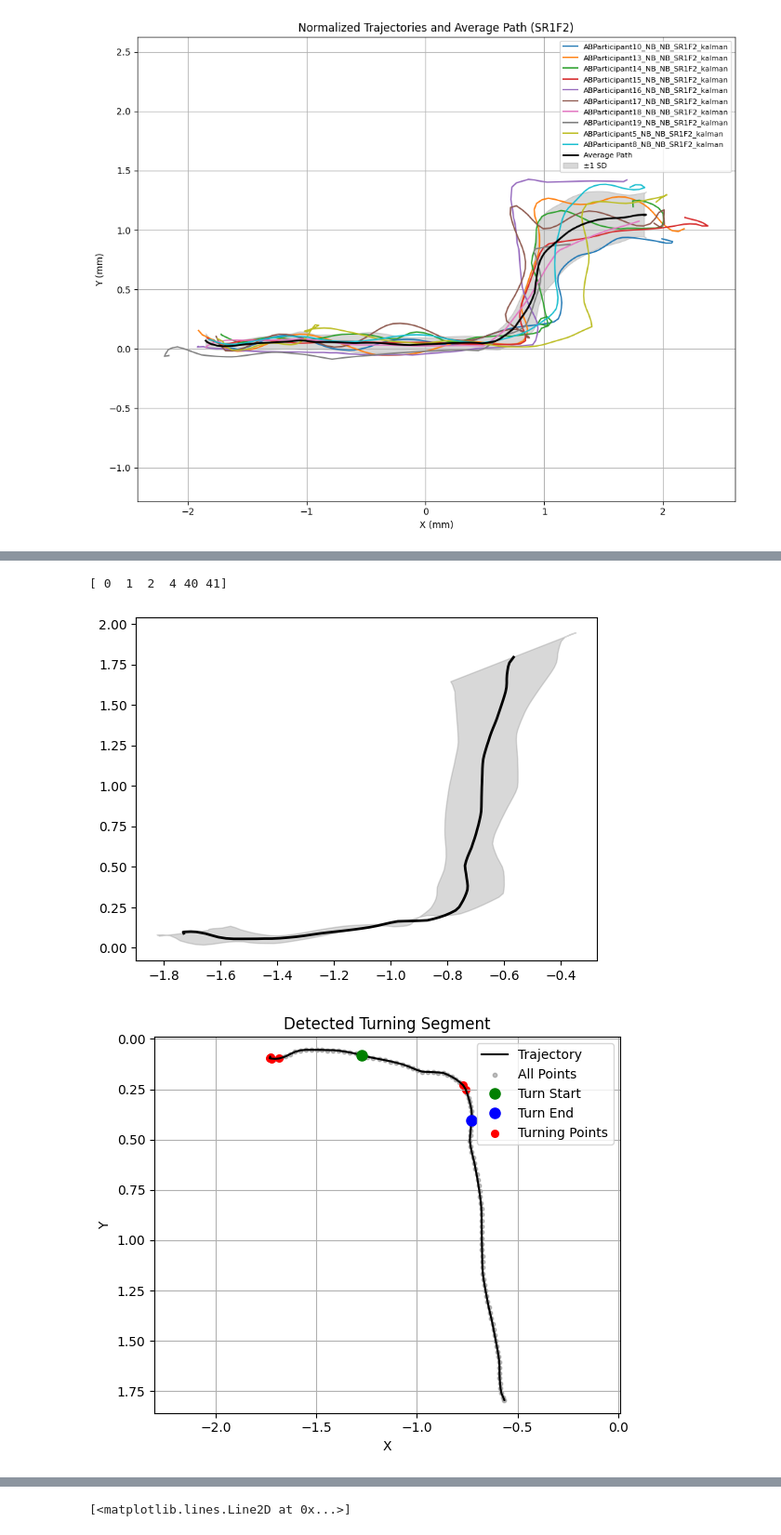
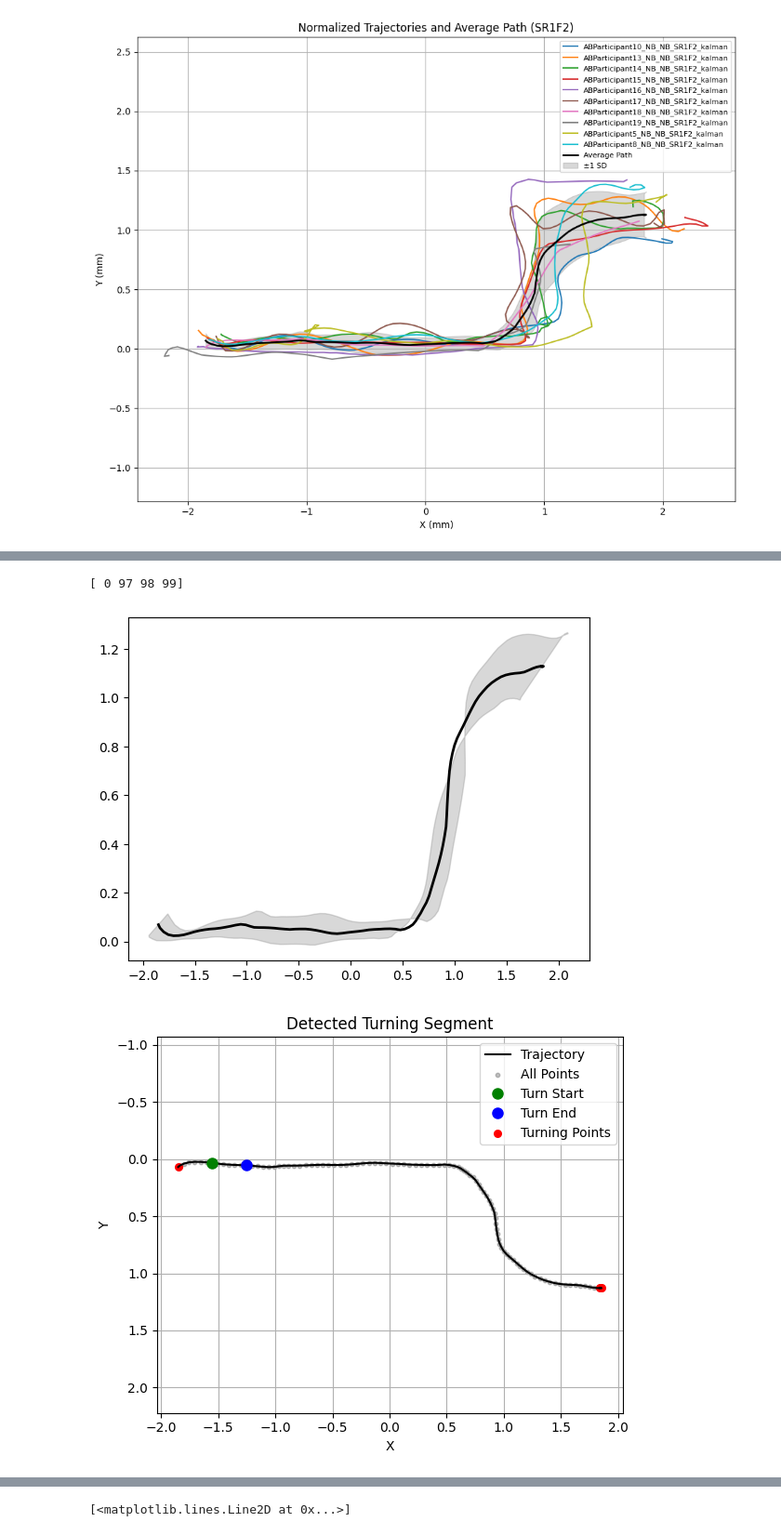
Before and after one commit to KylerHong/MoCap, a Jupyter notebook: MoCap.ipynb, the cells around one changed output, grey strips where cells are left out. Shown at 93% size. Cells and saved outputs as stored; diff of their text form; code cells hidden in the pictures.

```diff
--- a/MoCap.ipynb
+++ b/MoCap.ipynb
@@ -630,8 +630,9 @@ import numpy as np
 
 # === Load the average reference path for a given path_id ===
 save_dir = r"D:\Box Sync\00_BEAR_Lab\Projects\Kyler(Kihun) Hong\2nd_Braille Display\Final Participant Data\AB Participants\KalmanFiltered\Normalized"
+mac_dir = r"/Users/hongki/Box Sync/00_BEAR_Lab/Projects/Kyler(Kihun) Hong/2nd_Braille Display/Final Participant Data/AB Participants/KalmanFiltered/Normalized"
 
-average_csv_files = sorted([f for f in glob.glob(os.path.join(save_dir, "average_reference_path_*.csv"))])
+average_csv_files = sorted([f for f in glob.glob(os.path.join(mac_dir, "average_reference_path_*.csv"))])
 
 plt.figure(figsize=(10, 8))
 
@@ -641,6 +642,7 @@ plt.figure(figsize=(10, 8))
 #     plt.plot(df['X'], df['Y'], linewidth=1.2, label=label)
 
 # === Plot average path with 2D confidence envelope ===
+
 if len(average_csv_files) == 0:
     print("No average reference path found.")
 else:
@@ -701,7 +703,8 @@ normalized_trajectories = []
 
 save_dir = r"D:\Box Sync\00_BEAR_Lab\Projects\Kyler(Kihun) Hong\2nd_Braille Display\Final Participant Data\AB Participants\KalmanFiltered\Normalized"
 
-average_csv_files = sorted([f for f in glob.glob(os.path.join(save_dir, "average_reference_path_*.csv"))])
+average_csv_files = sorted([f for f in glob.glob(os.path.join(mac_dir, "average_reference_path_*.csv"))])
+
 
 for avg_file in average_csv_files:
     path_id = os.path.basename(avg_file).replace("average_reference_path_", "").replace(".csv", "")
@@ -769,11 +772,11 @@ for csv_file in csv_files:
 # %%
 save_dir = r"D:\Box Sync\00_BEAR_Lab\Projects\Kyler(Kihun) Hong\2nd_Braille Display\Final Participant Data\AB Participants\KalmanFiltered\Normalized"
 
-average_csv_files = sorted([f for f in glob.glob(os.path.join(save_dir, "average_reference_path_*.csv"))])
+average_csv_files = sorted([f for f in glob.glob(os.path.join(mac_dir, "average_reference_path_*.csv"))])
 
 for avg_file in average_csv_files:
     path_id = os.path.basename(avg_file).replace("average_reference_path_", "").replace(".csv", "")
-    if path_id == "1R":
+    if path_id == "SR1F2":
         avg_df = pd.read_csv(avg_file)
         upper_x = avg_df['X_CI_upper'].values
         upper_y = avg_df['Y_CI_upper'].values
@@ -869,36 +872,36 @@ turning_points_actual = []
 result = detect_turning_phase(avg_df['X_mean'], avg_df['Y_mean'])
 results2 = compute_turning_points_by_curvature(avg_df['X_mean'].values,avg_df['Y_mean'].values)
 print(results2['turning_indices'])
 
 x = avg_df['X_mean'].values
 y = avg_df['Y_mean'].values
 
 plt.figure(figsize=(6, 5))
 plt.plot(x, y, label='Trajectory', color='black')
 plt.scatter(x, y, s=10, color='gray', alpha=0.5, label='All Points')
 
 # Highlight full turning phase
 # plt.plot(x[result['turn_indices']], y[result['turn_indices']], color='red', linewidth=3, label='Turning Phase')
 
 # Mark turn start and end
 plt.plot(x[result['turn_start_index']], y[result['turn_start_index']], 'go', label='Turn Start', markersize=8)
 plt.plot(x[result['turn_end_index']], y[result['turn_end_index']], 'bo', label='Turn End', markersize=8)
 plt.scatter(x[results2['turning_indices']], y[results2['turning_indices']],
             color='red', s=30, label='Turning Points')
 
 plt.xlabel("X")
 plt.ylabel("Y")
 plt.title("Detected Turning Segment")
 plt.axis('equal')
 plt.gca().invert_yaxis()
 plt.legend()
 plt.grid(True)
 plt.tight_layout()
 plt.show()
 # %% [output]
-[ 0  1  2  4 40 41]
+[ 0 97 98 99]
-[figure, old version]
+[figure, new version]
-[figure, old version]
+[figure, new version]
 # %%
 save_dir = r"D:\Box Sync\00_BEAR_Lab\Projects\Kyler(Kihun) Hong\2nd_Braille Display\Final Participant Data\AB Participants\KalmanFiltered\Normalized"
 
```
Also changed, not shown: parts of 3 cells of this notebook, 34 other files.
